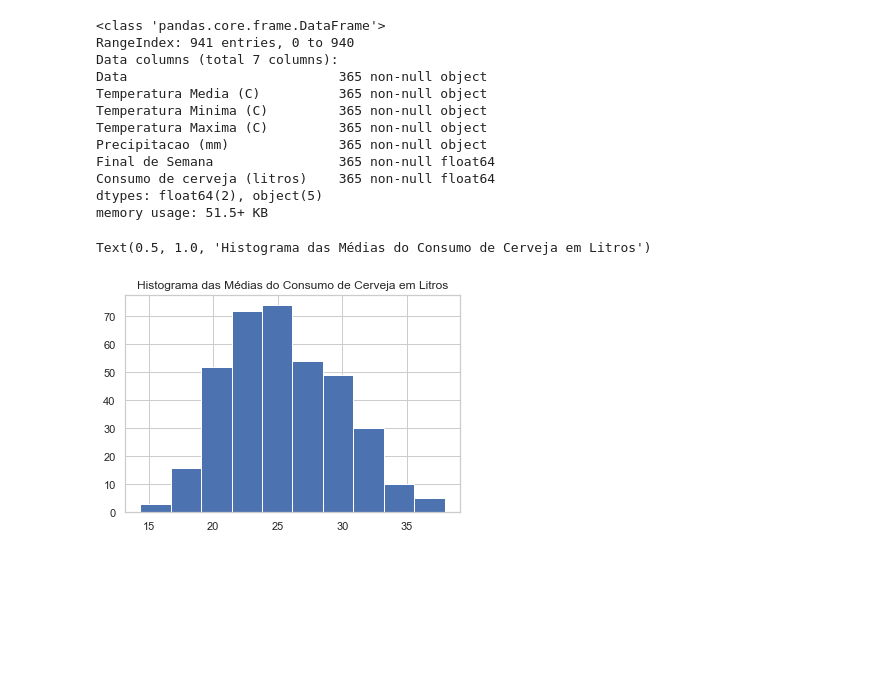
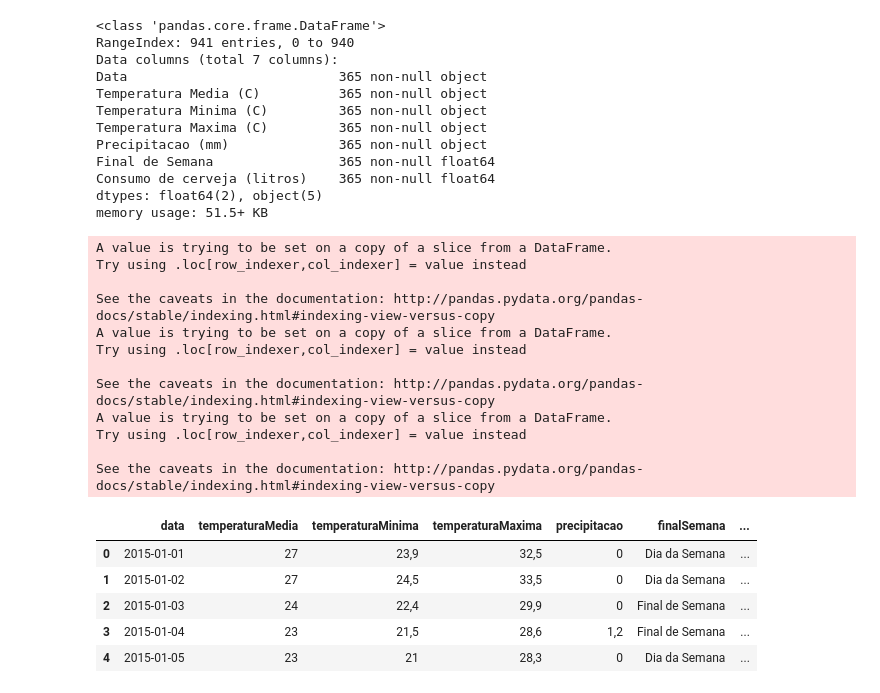
Before and after one commit to vitormoschetti/PI--IV---Extra-o-e-Visualiza-o-de-Dados-, a Jupyter notebook: Atividade 2/PI IV - Consumo de Cerveja .ipynb, the cells around one changed output. Cells and saved outputs as stored; diff of their text form; code cells hidden in the pictures; blank space fills up the shorter version.

```diff
--- a/Atividade 2/PI IV - Consumo de Cerveja .ipynb
+++ b/Atividade 2/PI IV - Consumo de Cerveja .ipynb
@@ -39,12 +39,51 @@ Consumo de cerveja (litros)    365 non-null float64
 dtypes: float64(2), object(5)
 memory usage: 51.5+ KB
 # %%
-dadosTratados = (dados['Data'].notnull())
-dadosTratados = dados[dadosTratados]
-dadosTratados.columns = [ 'data', 'temperaturaMedia', 'temperaturaMinima', 'temperaturaMaxima', 'precipitacao', 'finalSemana', 'consumoLitros']
 
-plt.hist(dadosTratados.consumoLitros)
-plt.title("Histograma das Médias do Consumo de Cerveja em Litros")
+# plt.hist(dadosTratados.consumoLitros)
+# plt.title("Histograma das Médias do Consumo de Cerveja em Litros")
-# %% [output]
-Text(0.5, 1.0, 'Histograma das Médias do Consumo de Cerveja em Litros')
-[figure, removed]
+# %%
+dadosTratados = (dados['Data'].notnull())
+dadosTratados = dados[dadosTratados]
+dadosTratados.columns = [ 'data', 'temperaturaMedia', 'temperaturaMinima', 'temperaturaMaxima', 'precipitacao', 'finalSemana', 'consumoLitros']
+
+fds = {
+    0 : 'Dia da Semana',
+    1 : 'Final de Semana'
+}
+
+dadosTratados.finalSemana = dadosTratados.finalSemana.map(fds)
+
+
+# itens = dadosTratados.shape[0]
+
+# dadosTratados.finalSemana.unique()
+# meses = {
+#     '*-01-': '01'
+# }
+# dadosTratados.data = dadosTratados.data.map(meses)
+dadosTratados['temperaturaMedia'] = dadosTratados['temperaturaMedia'].str.replace(',','.')
+
+
+dadosTratados['temperaturaMedia'] = dadosTratados['temperaturaMedia'].astype(float)
+dadosTratados['temperaturaMedia'] = dadosTratados['temperaturaMedia'].astype(int)
+dadosTratados.head(5)
+# %% [output]
+A value is trying to be set on a copy of a slice from a DataFrame.
+Try using .loc[row_indexer,col_indexer] = value instead
+
+See the caveats in the documentation: http://pandas.pydata.org/pandas-docs/stable/indexing.html#indexing-view-versus-copy
+A value is trying to be set on a copy of a slice from a DataFrame.
+Try using .loc[row_indexer,col_indexer] = value instead
+
+See the caveats in the documentation: http://pandas.pydata.org/pandas-docs/stable/indexing.html#indexing-view-versus-copy
+A value is trying to be set on a copy of a slice from a DataFrame.
+Try using .loc[row_indexer,col_indexer] = value instead
+
+See the caveats in the documentation: http://pandas.pydata.org/pandas-docs/stable/indexing.html#indexing-view-versus-copy
+|  | data | temperaturaMedia | temperaturaMinima | temperaturaMaxima | precipitacao | finalSemana | ... |
+| 0 | 2015-01-01 | 27 | 23,9 | 32,5 | 0 | Dia da Semana | ... |
+| 1 | 2015-01-02 | 27 | 24,5 | 33,5 | 0 | Dia da Semana | ... |
+| 2 | 2015-01-03 | 24 | 22,4 | 29,9 | 0 | Final de Semana | ... |
+| 3 | 2015-01-04 | 23 | 21,5 | 28,6 | 1,2 | Final de Semana | ... |
+| 4 | 2015-01-05 | 23 | 21 | 28,3 | 0 | Dia da Semana | ... |
```
Also changed, not shown: parts of 4 cells of this notebook.
